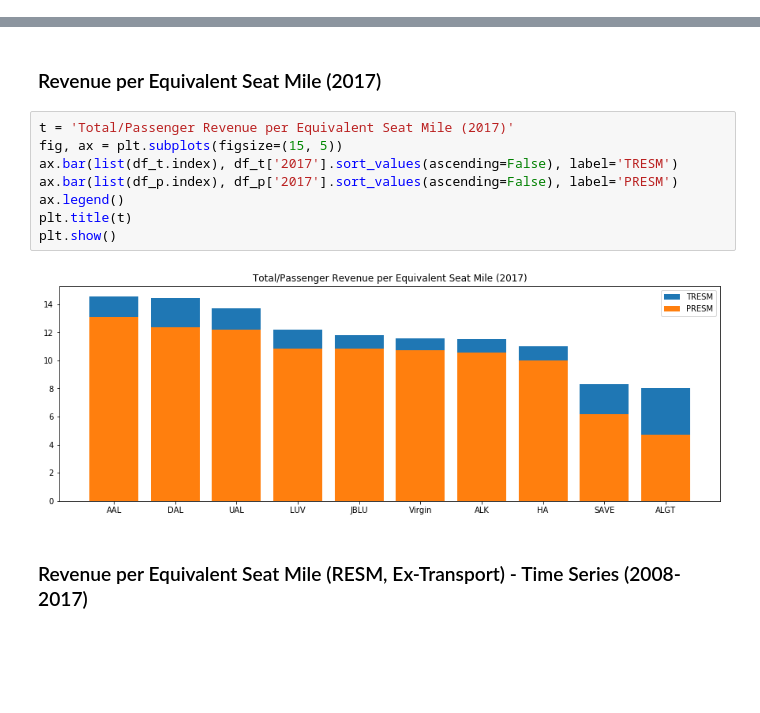
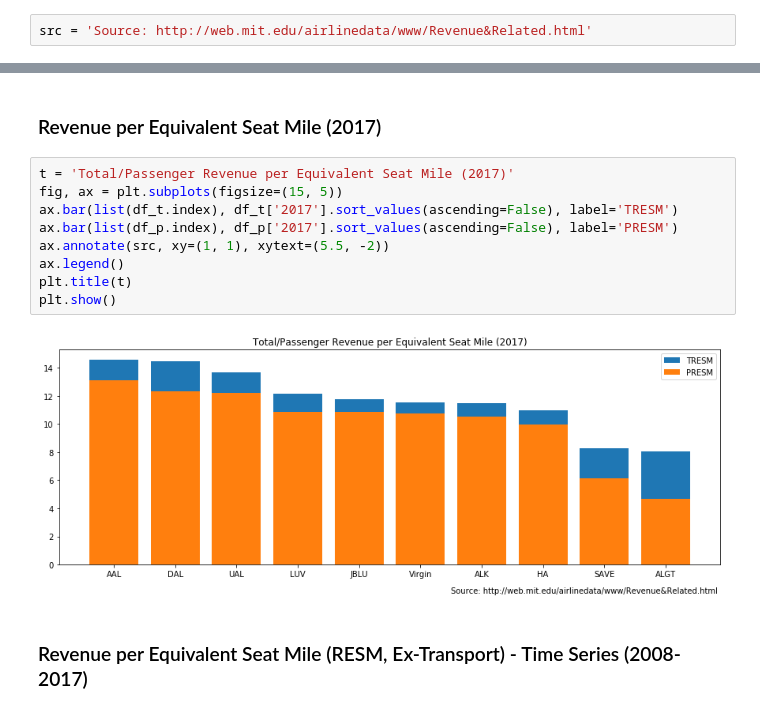
Before and after one commit to ricardo-hdz/airlines-data, a Jupyter notebook: airline_revenue_project.ipynb, the cells around one changed output, grey strips where cells are left out. Cells and saved outputs as stored; diff of their text form; blank space fills up the shorter version.

```diff
--- a/airline_revenue_project.ipynb
+++ b/airline_revenue_project.ipynb
@@ -17,6 +31,8 @@ The data used in the project was sourced from teh ADP website and cleaned the pu
 import pandas as pd
 import matplotlib.pyplot as plt
 %matplotlib inline
+# %%
+src = 'Source: http://web.mit.edu/airlinedata/www/Revenue&Related.html'
 # %% [markdown]
 ### Data
 The following cells read the CSV dataset from Google spreadsheet and loads them into a dataframe.
@@ -69,13 +85,14 @@ df_p
 # %%
 t = 'Total/Passenger Revenue per Equivalent Seat Mile (2017)'
 fig, ax = plt.subplots(figsize=(15, 5))
 ax.bar(list(df_t.index), df_t['2017'].sort_values(ascending=False), label='TRESM')
 ax.bar(list(df_p.index), df_p['2017'].sort_values(ascending=False), label='PRESM')
+ax.annotate(src, xy=(1, 1), xytext=(5.5, -2))
 ax.legend()
 plt.title(t)
 plt.show()
 # %% [output]
-[figure, old version]
+[figure, new version]
 # %% [markdown]
 ### Revenue per Equivalent Seat Mile (RESM, Ex-Transport) - Time Series (2008-2017)
 # %%
```
Also changed, not shown: parts of 9 cells of this notebook.
